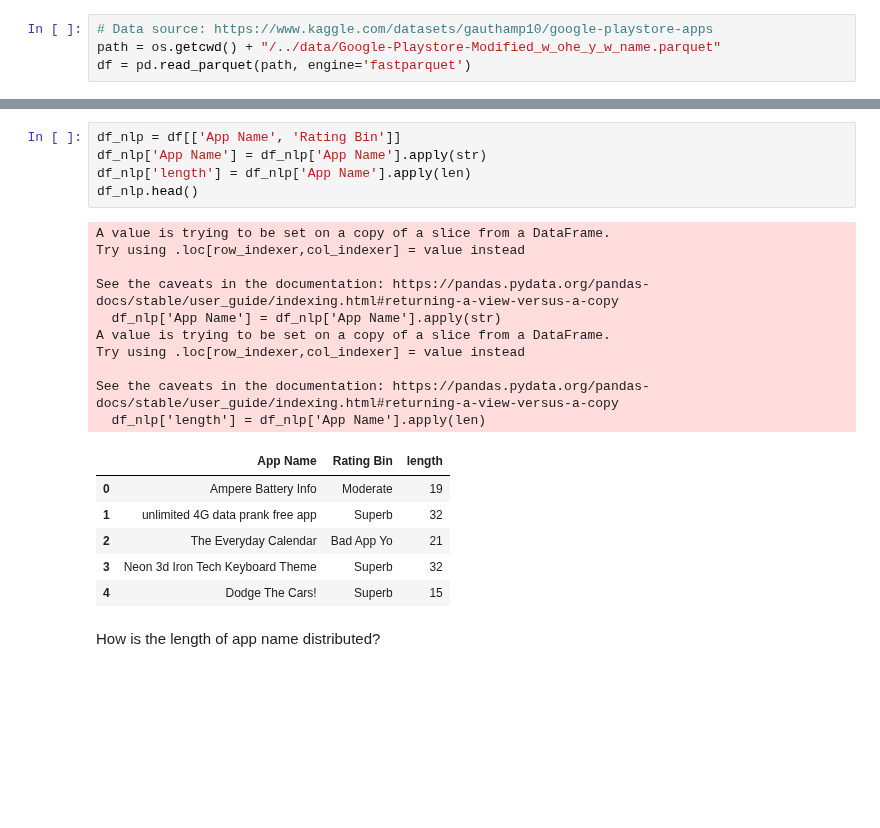
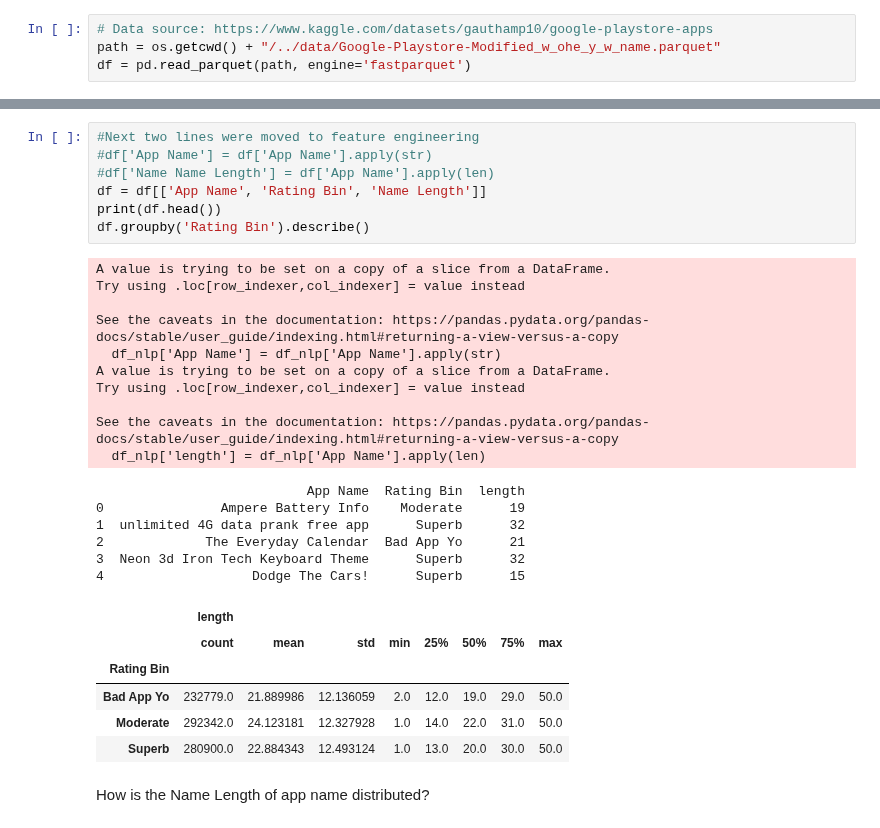
Before and after one commit to LSpekschoor/SDP_PO_123, a Jupyter notebook: scripts/NLP.ipynb, the cells around one changed output, grey strips where cells are left out. Saved outputs shown, nothing was run; the diff lists cells and outputs as text; blank space fills up the shorter version.

Commit message:
merge feature engineering to newest standards

```diff
--- a/scripts/NLP.ipynb
+++ b/scripts/NLP.ipynb
@@ -43,29 +43,37 @@ df.head()
 | 2 | The Everyday Calendar | com.mozaix.simoneboard | Lifestyle | 2.0 | 39 | 702 | True | 0.0 | Jun 21, 2019 | ... |
 | 3 | Neon 3d Iron Tech Keyboard Theme | com.ikeyboard.theme.neon_3d.iron.... | Personalization | 4.7 | 820 | 62433 | True | 0.0 | Oct 07, 2020 | ... |
 | 4 | Dodge The Cars! | com.MrScratchEnterprises.CarDogeGame | Racing | 4.9 | 55 | 329 | True | 0.0 | Jul 30, 2020 | ... |
-# %%
-df_nlp = df[['App Name', 'Rating Bin']]
-df_nlp['App Name'] = df_nlp['App Name'].apply(str)
-df_nlp['length'] = df_nlp['App Name'].apply(len)
-df_nlp.head()
-# %% [output]
-A value is trying to be set on a copy of a slice from a DataFrame.
-Try using .loc[row_indexer,col_indexer] = value instead
-
-See the caveats in the documentation: https://pandas.pydata.org/pandas-docs/stable/user_guide/indexing.html#returning-a-view-versus-a-copy
-  df_nlp['App Name'] = df_nlp['App Name'].apply(str)
-A value is trying to be set on a copy of a slice from a DataFrame.
-Try using .loc[row_indexer,col_indexer] = value instead
-
-See the caveats in the documentation: https://pandas.pydata.org/pandas-docs/stable/user_guide/indexing.html#returning-a-view-versus-a-copy
-  df_nlp['length'] = df_nlp['App Name'].apply(len)
-|  | App Name | Rating Bin | length |
-| 0 | Ampere Battery Info | Moderate | 19 |
-| 1 | unlimited 4G data prank free app | Superb | 32 |
-| 2 | The Everyday Calendar | Bad App Yo | 21 |
-| 3 | Neon 3d Iron Tech Keyboard Theme | Superb | 32 |
-| 4 | Dodge The Cars! | Superb | 15 |
+# %%
+#Next two lines were moved to feature engineering
+#df['App Name'] = df['App Name'].apply(str)
+#df['Name Name Length'] = df['App Name'].apply(len)
+df = df[['App Name', 'Rating Bin', 'Name Length']]
+print(df.head())
+df.groupby('Rating Bin').describe()
+# %% [output]
+A value is trying to be set on a copy of a slice from a DataFrame.
+Try using .loc[row_indexer,col_indexer] = value instead
+
+See the caveats in the documentation: https://pandas.pydata.org/pandas-docs/stable/user_guide/indexing.html#returning-a-view-versus-a-copy
+  df_nlp['App Name'] = df_nlp['App Name'].apply(str)
+A value is trying to be set on a copy of a slice from a DataFrame.
+Try using .loc[row_indexer,col_indexer] = value instead
+
+See the caveats in the documentation: https://pandas.pydata.org/pandas-docs/stable/user_guide/indexing.html#returning-a-view-versus-a-copy
+  df_nlp['length'] = df_nlp['App Name'].apply(len)
+                           App Name  Rating Bin  length
+0               Ampere Battery Info    Moderate      19
+1  unlimited 4G data prank free app      Superb      32
+2             The Everyday Calendar  Bad App Yo      21
+3  Neon 3d Iron Tech Keyboard Theme      Superb      32
+4                   Dodge The Cars!      Superb      15
+|  | length |  |  |  |  |  |  |  |
+|  | count | mean | std | min | 25% | 50% | 75% | max |
+| Rating Bin |  |  |  |  |  |  |  |  |
+| Bad App Yo | 232779.0 | 21.889986 | 12.136059 | 2.0 | 12.0 | 19.0 | 29.0 | 50.0 |
+| Moderate | 292342.0 | 24.123181 | 12.327928 | 1.0 | 14.0 | 22.0 | 31.0 | 50.0 |
+| Superb | 280900.0 | 22.884343 | 12.493124 | 1.0 | 13.0 | 20.0 | 30.0 | 50.0 |
 # %% [markdown]
-How is the length of app name distributed?
+How is the Name Length of app name distributed?
 # %%
 fig, axs = plt.subplots(1,2, figsize=(15, 10))
```
Also changed, not shown: parts of 8 cells of this notebook, 2 other files.
